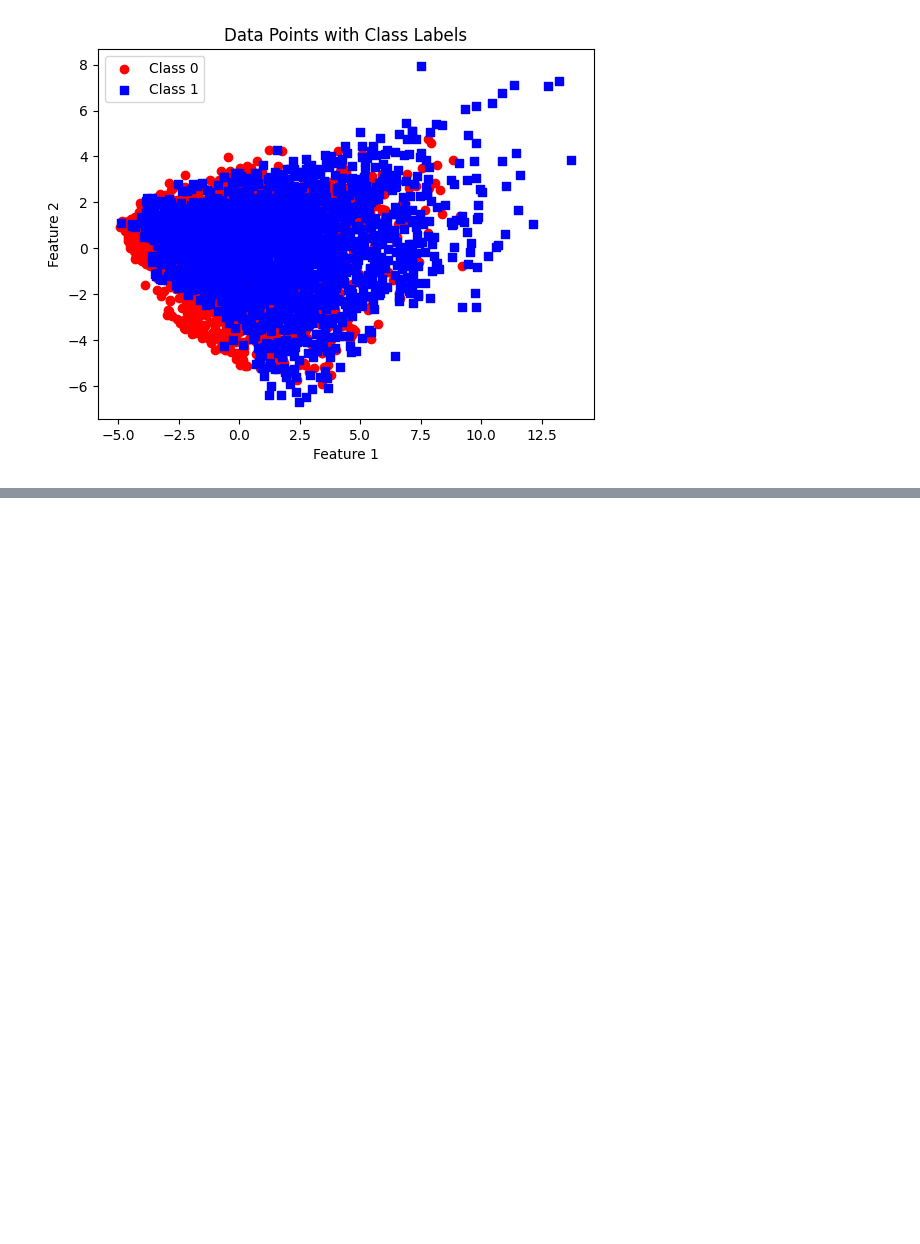
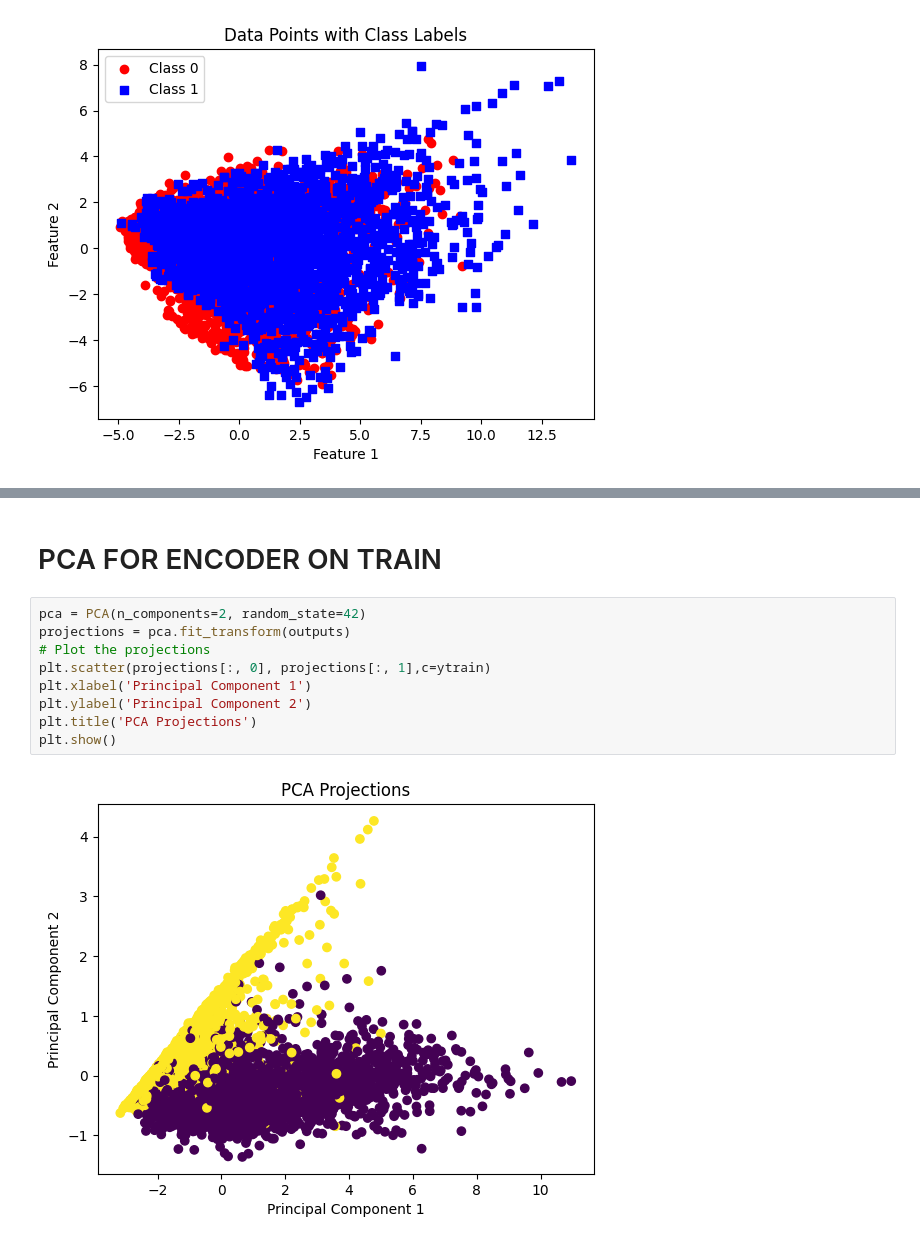
Before and after one commit to midnightripper/losses, a Jupyter notebook: KNN-Visualisation.ipynb, the cells around one changed output, grey strips where cells are left out. Saved outputs shown, nothing was run; the diff lists cells and outputs as text; blank space fills up the shorter version.

```diff
--- a/KNN-Visualisation.ipynb
+++ b/KNN-Visualisation.ipynb
@@ -135,0 +259,13 @@ plt.show()
+# %% [markdown]
+# PCA FOR ENCODER ON TRAIN
+# %%
+pca = PCA(n_components=2, random_state=42)
+projections = pca.fit_transform(outputs)
+# Plot the projections
+plt.scatter(projections[:, 0], projections[:, 1],c=ytrain)
+plt.xlabel('Principal Component 1')
+plt.ylabel('Principal Component 2')
+plt.title('PCA Projections')
+plt.show()
+# %% [output]
+[figure, added]
```
Also changed, not shown: parts of 17 cells of this notebook.
